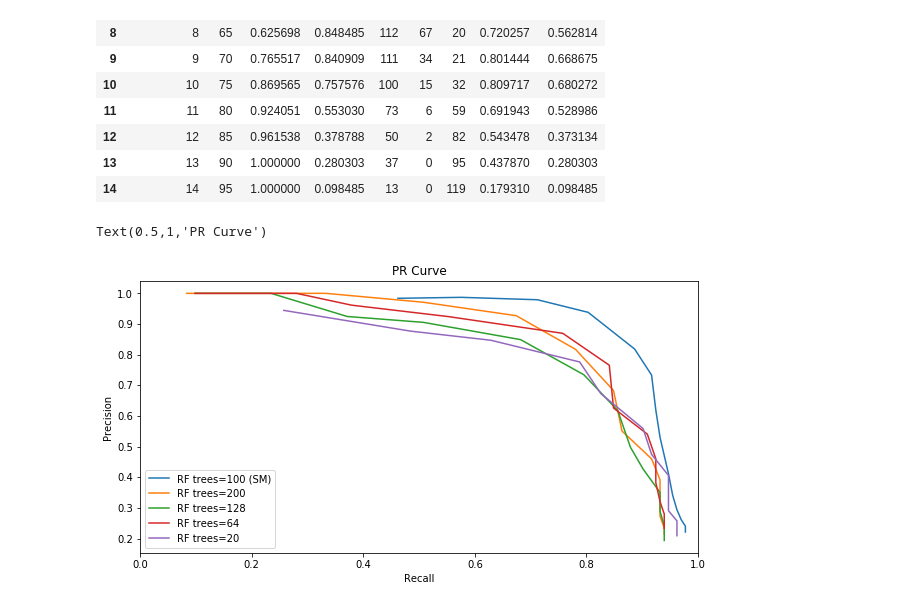
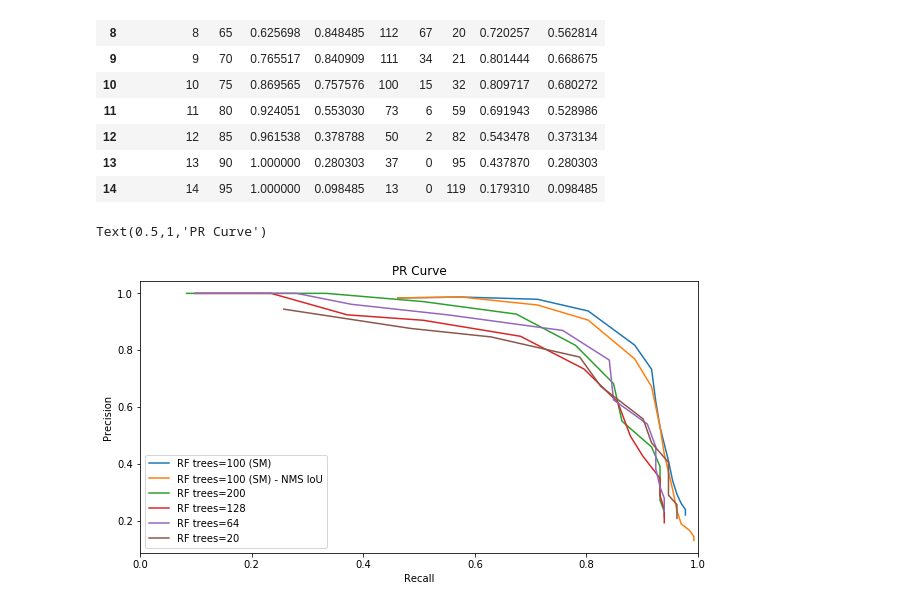
Before and after one commit to d-misra/object-detection, a Jupyter notebook: PR Curve.ipynb, the cells around one changed output. Saved outputs shown, nothing was run; the diff lists cells and outputs as text; code cells hidden in the pictures.

Commit message:
PR Curve

```diff
--- a/PR Curve.ipynb
+++ b/PR Curve.ipynb
@@ -268,31 +287,34 @@ dfCurve_200_nms = pd.read_csv('curve_200_nms_trees.csv')
 dfCurve_200_nms2 = pd.read_csv('curve_200_nms2_trees.csv')
 dfCurve_1000_small_hog = pd.read_csv('curve_1000_small_hog.csv')
 dfCurve_100_small_hog = pd.read_csv('curve_100_small_hog.csv')
+dfCurve_100_small_hog_nms_iou = pd.read_csv('curve_100_small_hog_nms_iou.csv')
 # %%
 ax = plt.gca()
 
 ax.figure.set_size_inches(10,5)
 
 dfCurve_100_small_hog.plot(x='Recall', y='Precision', ax=ax)
+dfCurve_100_small_hog_nms_iou.plot(x='Recall', y='Precision', ax=ax)
 dfCurve_200_nms2.plot(x='Recall', y='Precision', ax=ax)
 # dfCurve_200_nms.plot(x='Recall', y='Precision', ax=ax)
 dfCurve_128.plot(x='Recall', y='Precision', ax=ax)
 dfCurve_64.plot(x='Recall', y='Precision', ax=ax)
 dfCurve_20.plot(x='Recall', y='Precision', ax=ax)
 
 ax.legend([
 #     'RF trees=200 nms=0 (w/ Conf.)',
 #     'RF trees=200',
     'RF trees=100 (SM)',
+    'RF trees=100 (SM) - NMS IoU',
     'RF trees=200',
     'RF trees=128',
     'RF trees=64',
     'RF trees=20',
 ])
 
 ax.set_xlim(0,1)
 ax.set_ylabel('Precision')
 ax.set_title('PR Curve')
 # %% [output]
 Text(0.5,1,'PR Curve')
-[figure, old version]
+[figure, new version]
```
Also changed, not shown: parts of 3 cells of this notebook.
